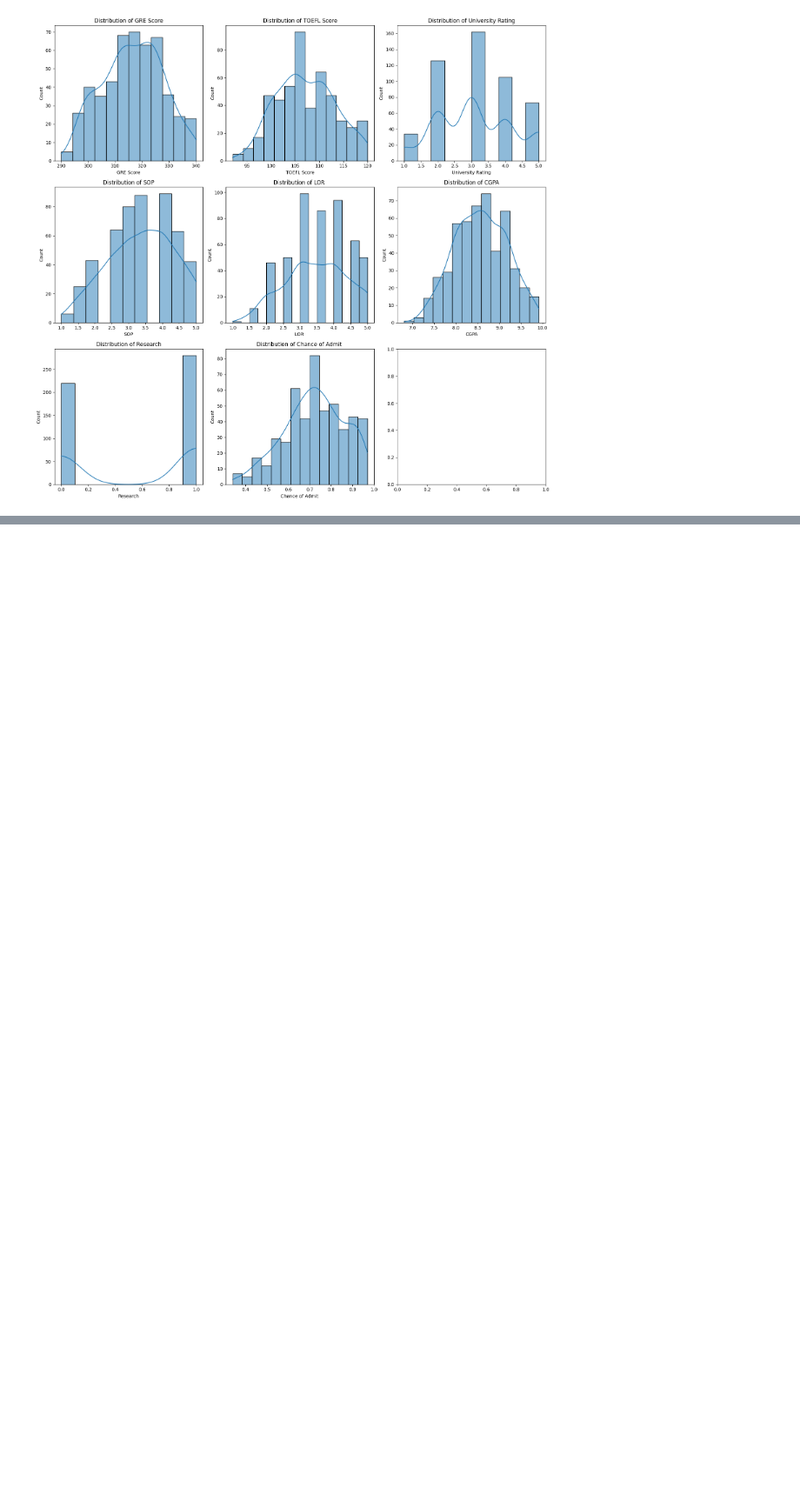
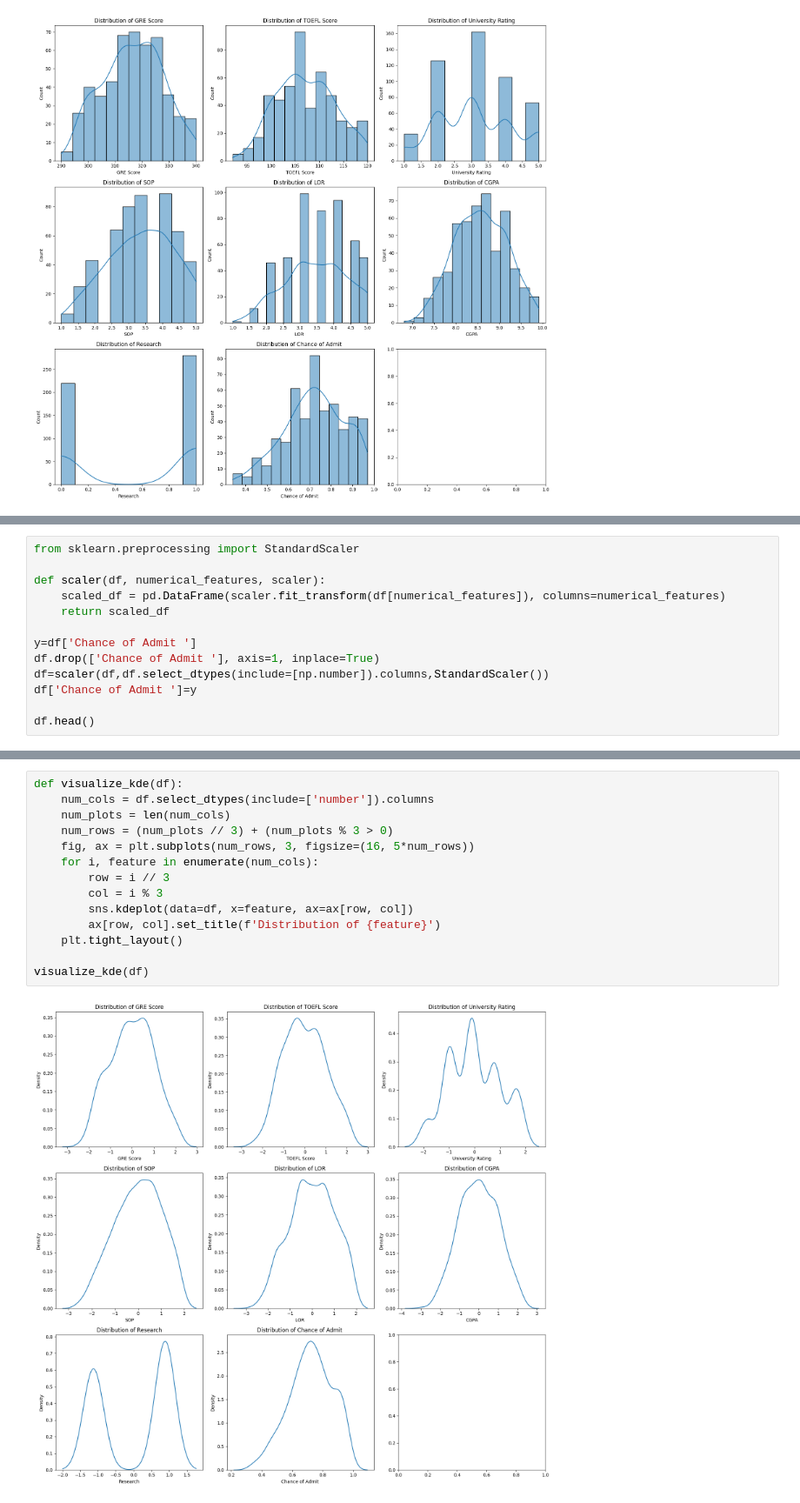
Before and after one commit to zoddtheimmortal/ml-assignments, a Jupyter notebook: a3/main.ipynb, the cells around one changed output, grey strips where cells are left out. Shown at 87% size. Drawn from its saved outputs; the diff is of its cells as text; blank space fills up the shorter version.

Commit message:
feat: a3$ add data scaling

```diff
--- a/a3/main.ipynb
+++ b/a3/main.ipynb
@@ -110,0 +117,13 @@ visualize_numerical(df)
+# %%
+from sklearn.preprocessing import StandardScaler
+
+def scaler(df, numerical_features, scaler):
+    scaled_df = pd.DataFrame(scaler.fit_transform(df[numerical_features]), columns=numerical_features)
+    return scaled_df
+
+y=df['Chance of Admit ']
+df.drop(['Chance of Admit '], axis=1, inplace=True)
+df=scaler(df,df.select_dtypes(include=[np.number]).columns,StandardScaler())
+df['Chance of Admit ']=y
+
+df.head()
@@ -110,0 +137,16 @@ visualize_numerical(df)
+# %%
+def visualize_kde(df):
+    num_cols = df.select_dtypes(include=['number']).columns
+    num_plots = len(num_cols)
+    num_rows = (num_plots // 3) + (num_plots % 3 > 0)
+    fig, ax = plt.subplots(num_rows, 3, figsize=(16, 5*num_rows))
+    for i, feature in enumerate(num_cols):
+        row = i // 3
+        col = i % 3
+        sns.kdeplot(data=df, x=feature, ax=ax[row, col])
+        ax[row, col].set_title(f'Distribution of {feature}')
+    plt.tight_layout()
+
+visualize_kde(df)
+# %% [output]
+[figure, added]
```
Also changed, not shown: parts of 3 cells of this notebook.
